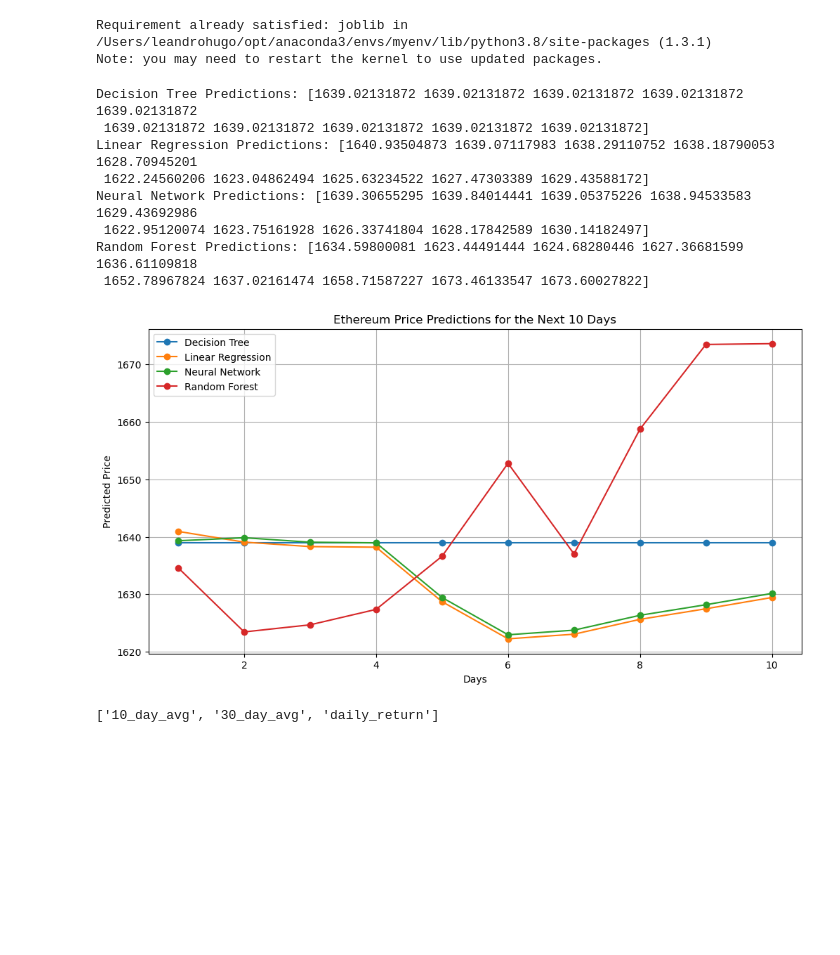
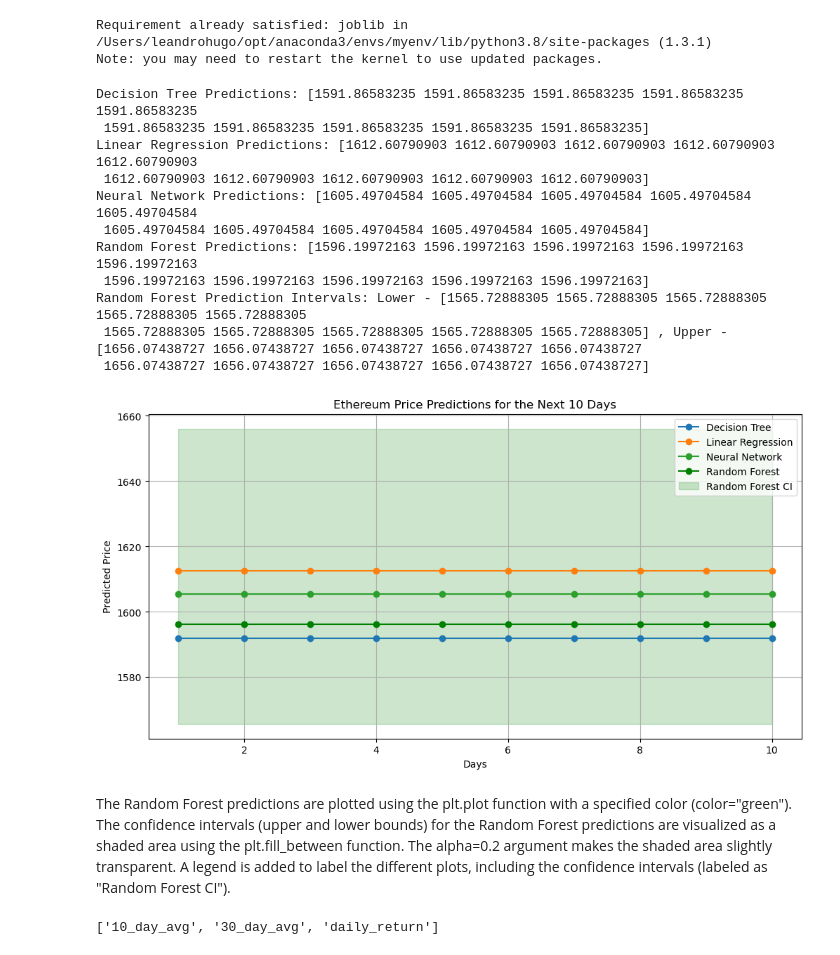
Before and after one commit to LeandroHugo/TimeCapsule-Finance, a Jupyter notebook: Starter_Code/models/ethistoricprice.ipynb, the cells around one changed output. Drawn from its saved outputs; the diff is of its cells as text; code cells hidden in the pictures; blank space fills up the shorter version.

```diff
--- a/Starter_Code/models/ethistoricprice.ipynb
+++ b/Starter_Code/models/ethistoricprice.ipynb
@@ -123,21 +147,23 @@ linear_regression_model = LinearRegression().fit(X_train, y_train)
 neural_network_model = MLPRegressor(max_iter=2000).fit(X_train, y_train)
 random_forest_model = RandomForestRegressor(n_estimators=100, random_state=42).fit(X_train, y_train)
 
-# Define a function to generate features for prediction
-def generate_features(data, days=10):
-    future_data = pd.DataFrame(index=np.arange(0, days))
-    future_data['price'] = data['price'].iloc[-1]
-    future_data['10_day_avg'] = data['10_day_avg'].iloc[-1]
-    future_data['30_day_avg'] = data['30_day_avg'].iloc[-1]
-    future_data['daily_return'] = data['daily_return'].iloc[-1]
+# Function to get prediction intervals
+def get_prediction_intervals(model, X, percentile=95):
+    # Get prediction from each tree
+    preds = np.stack([tree.predict(X) for tree in model.estimators_])
+    # Calculate lower and upper percentiles
+    lower = np.percentile(preds, (100 - percentile) / 2, axis=0)
+    upper = np.percentile(preds, 100 - (100 - percentile) / 2, axis=0)
+    return lower, upper
 
-    for day in range(1, days):
-        future_data['price'].iloc[day] = future_data['price'].iloc[day-1]
-        future_data['10_day_avg'].iloc[day] = (future_data['10_day_avg'].iloc[day-1]*10 - data['price'].iloc[-11+day] + future_data['price'].iloc[day-1]) / 10
-        future_data['30_day_avg'].iloc[day] = (future_data['30_day_avg'].iloc[day-1]*30 - data['price'].iloc[-31+day] + future_data['price'].iloc[day-1]) / 30
-        future_data['daily_return'].iloc[day] = future_data['price'].iloc[day] / future_data['price'].iloc[day-1] - 1
-
-    return future_data[['10_day_avg', '30_day_avg', 'daily_return']]
+# Mock function to generate features for the next 10 days
+def generate_features(data):
+    # This is a mock function, replace with your actual function to generate future features
+    return pd.DataFrame({
+        '10_day_avg': [data['10_day_avg'].iloc[-1]] * 10,
+        '30_day_avg': [data['30_day_avg'].iloc[-1]] * 10,
+        'daily_return': [data['daily_return'].iloc[-1]] * 10
+    })
 
 # Generate features for the next 10 days
 future_features = generate_features(data)
@@ -152,43 +178,57 @@ linear_regression_predictions = linear_regression_model.predict(future_features)
 neural_network_predictions = neural_network_model.predict(future_features)
 random_forest_predictions = random_forest_model.predict(future_features)
 
+# Get prediction intervals for Random Forest predictions
+rf_lower, rf_upper = get_prediction_intervals(random_forest_model, future_features)
+
 # Print the predictions
 print("Decision Tree Predictions:", decision_tree_predictions)
 print("Linear Regression Predictions:", linear_regression_predictions)
 print("Neural Network Predictions:", neural_network_predictions)
 print("Random Forest Predictions:", random_forest_predictions)
+print("Random Forest Prediction Intervals: Lower -", rf_lower, ", Upper -", rf_upper)
 # %% [output]
-Decision Tree Predictions: [1639.02131872 1639.02131872 1639.02131872 1639.02131872 1639.02131872
- 1639.02131872 1639.02131872 1639.02131872 1639.02131872 1639.02131872]
-Linear Regression Predictions: [1640.93504873 1639.07117983 1638.29110752 1638.18790053 1628.70945201
- 1622.24560206 1623.04862494 1625.63234522 1627.47303389 1629.43588172]
-Neural Network Predictions: [1639.30655295 1639.84014441 1639.05375226 1638.94533583 1629.43692986
- 1622.95120074 1623.75161928 1626.33741804 1628.17842589 1630.14182497]
-Random Forest Predictions: [1634.59800081 1623.44491444 1624.68280446 1627.36681599 1636.61109818
- 1652.78967824 1637.02161474 1658.71587227 1673.46133547 1673.60027822]
+Decision Tree Predictions: [1591.86583235 1591.86583235 1591.86583235 1591.86583235 1591.86583235
+ 1591.86583235 1591.86583235 1591.86583235 1591.86583235 1591.86583235]
+Linear Regression Predictions: [1612.60790903 1612.60790903 1612.60790903 1612.60790903 1612.60790903
+ 1612.60790903 1612.60790903 1612.60790903 1612.60790903 1612.60790903]
+Neural Network Predictions: [1605.49704584 1605.49704584 1605.49704584 1605.49704584 1605.49704584
+ 1605.49704584 1605.49704584 1605.49704584 1605.49704584 1605.49704584]
+Random Forest Predictions: [1596.19972163 1596.19972163 1596.19972163 1596.19972163 1596.19972163
+ 1596.19972163 1596.19972163 1596.19972163 1596.19972163 1596.19972163]
+Random Forest Prediction Intervals: Lower - [1565.72888305 1565.72888305 1565.72888305 1565.72888305 1565.72888305
+ 1565.72888305 1565.72888305 1565.72888305 1565.72888305 1565.72888305] , Upper - [1656.07438727 1656.07438727 1656.07438727 1656.07438727 1656.07438727
+ 1656.07438727 1656.07438727 1656.07438727 1656.07438727 1656.07438727]
 # %%
 import matplotlib.pyplot as plt
 
 days = np.arange(1, 11)  # Representing the next 10 days
 
 plt.figure(figsize=(12, 6))
 
 # Plotting the predictions
 plt.plot(days, decision_tree_predictions, '-o', label="Decision Tree")
 plt.plot(days, linear_regression_predictions, '-o', label="Linear Regression")
 plt.plot(days, neural_network_predictions, '-o', label="Neural Network")
-plt.plot(days, random_forest_predictions, '-o', label="Random Forest")  # Adding Random Forest predictions
+
+# Plotting Random Forest predictions with confidence intervals
+plt.plot(days, random_forest_predictions, '-o', label="Random Forest", color="green")
+plt.fill_between(days, rf_lower, rf_upper, color="green", alpha=0.2, label="Random Forest CI")  # Adding shaded area for Random Forest confidence intervals
 
 # Adding title and labels
 plt.title("Ethereum Price Predictions for the Next 10 Days")
 plt.xlabel("Days")
 plt.ylabel("Predicted Price")
 plt.legend()
 plt.grid(True)
 
 plt.show()
 # %% [output]
-[figure, old version]
+[figure, new version]
+# %% [markdown]
+The Random Forest predictions are plotted using the plt.plot function with a specified color (color="green").
+The confidence intervals (upper and lower bounds) for the Random Forest predictions are visualized as a shaded area using the plt.fill_between function. The alpha=0.2 argument makes the shaded area slightly transparent.
+A legend is added to label the different plots, including the confidence intervals (labeled as "Random Forest CI").
 # %%
 print(future_features.columns.tolist())
 # %% [output]
```
Also changed, not shown: parts of 1 cell of this notebook, 9 other files.
